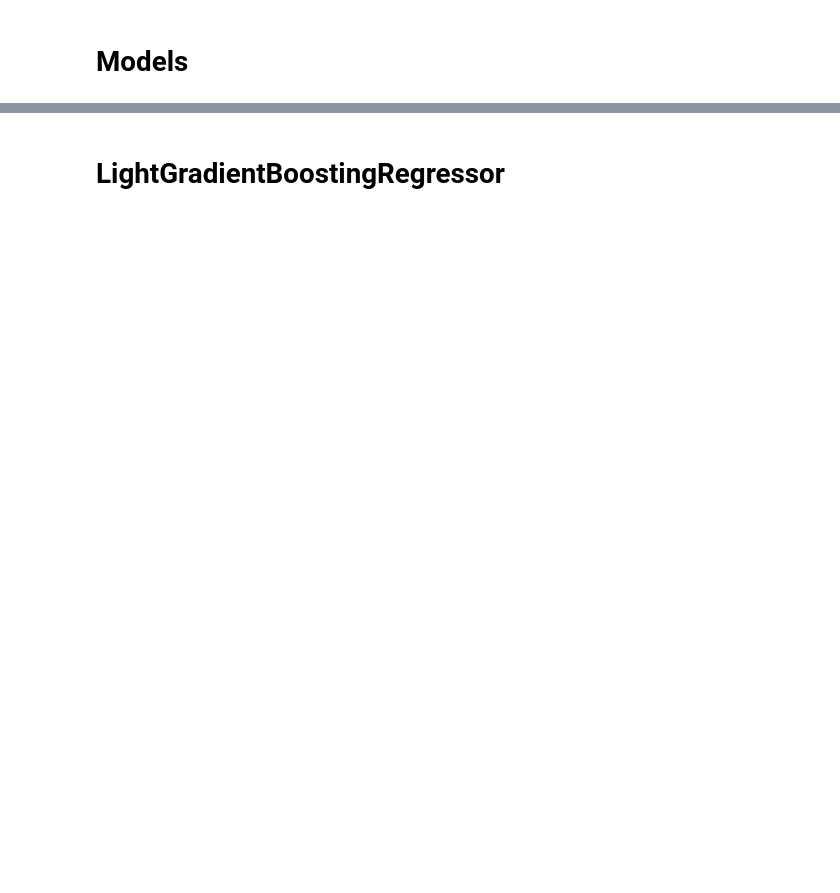
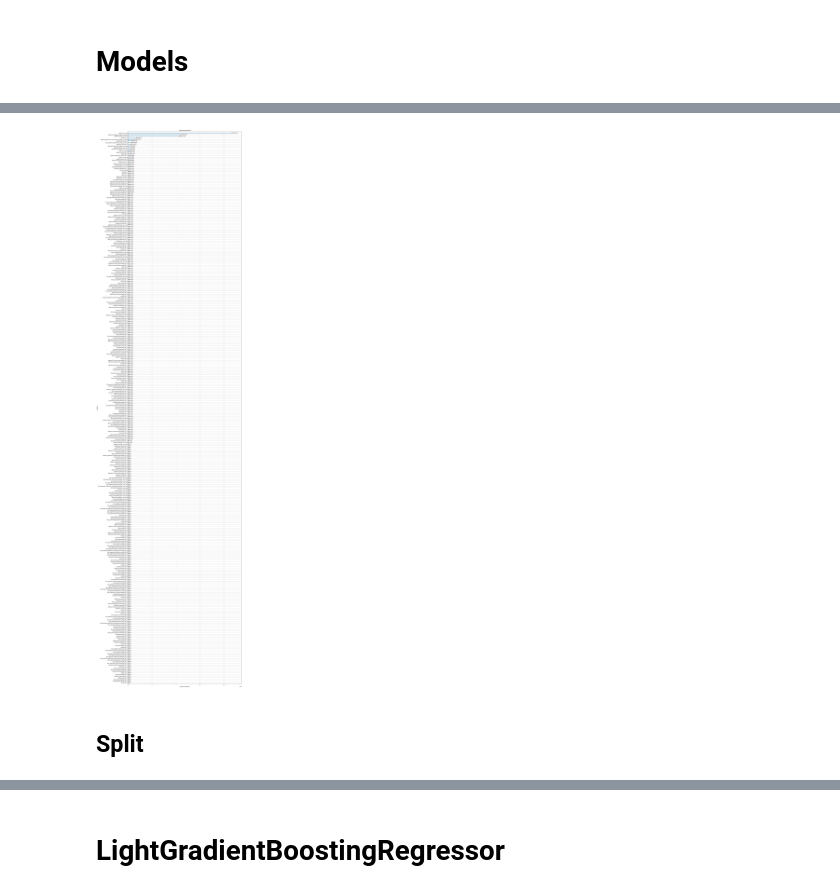
Before and after one commit to Lhett2626/Capstone, a Jupyter notebook: Models.ipynb, the cells around one changed output, grey strips where cells are left out. Drawn from its saved outputs; the diff is of its cells as text; code cells hidden in the pictures; blank space fills up the shorter version.

```diff
--- a/Models.ipynb
+++ b/Models.ipynb
@@ -48,0 +97,9 @@ pd.DataFrame(full_regression_df.corrwith(by_team_df['points'])).plot(kind='barh'
+# %%
+ltb.plot_importance(lgbm, title='Feature importance (Gain)', xlabel='Feature importance', ylabel='Features',
+                     importance_type='gain', ignore_zero = False, figsize=(20, 100))
+
+plt.savefig('gain.png')
+# %% [output]
+[figure, added]
+# %% [markdown]
+## Split
```
Also changed, not shown: parts of 126 cells of this notebook, 2 other files.
